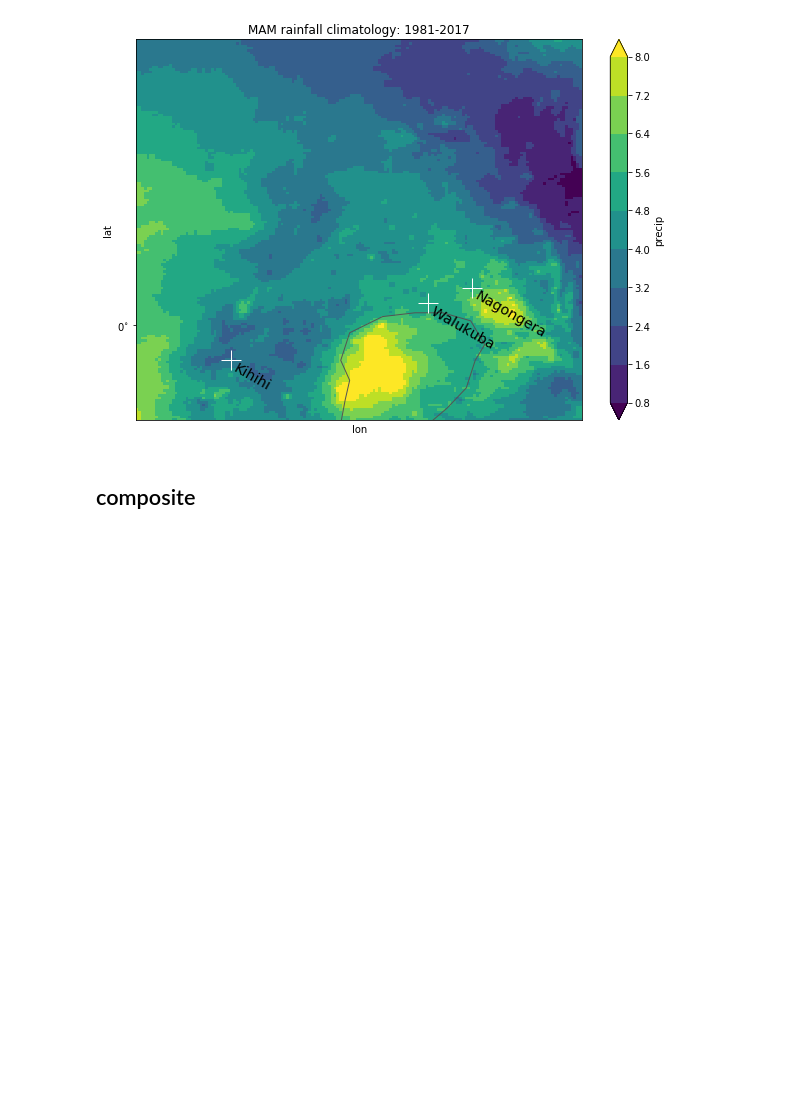
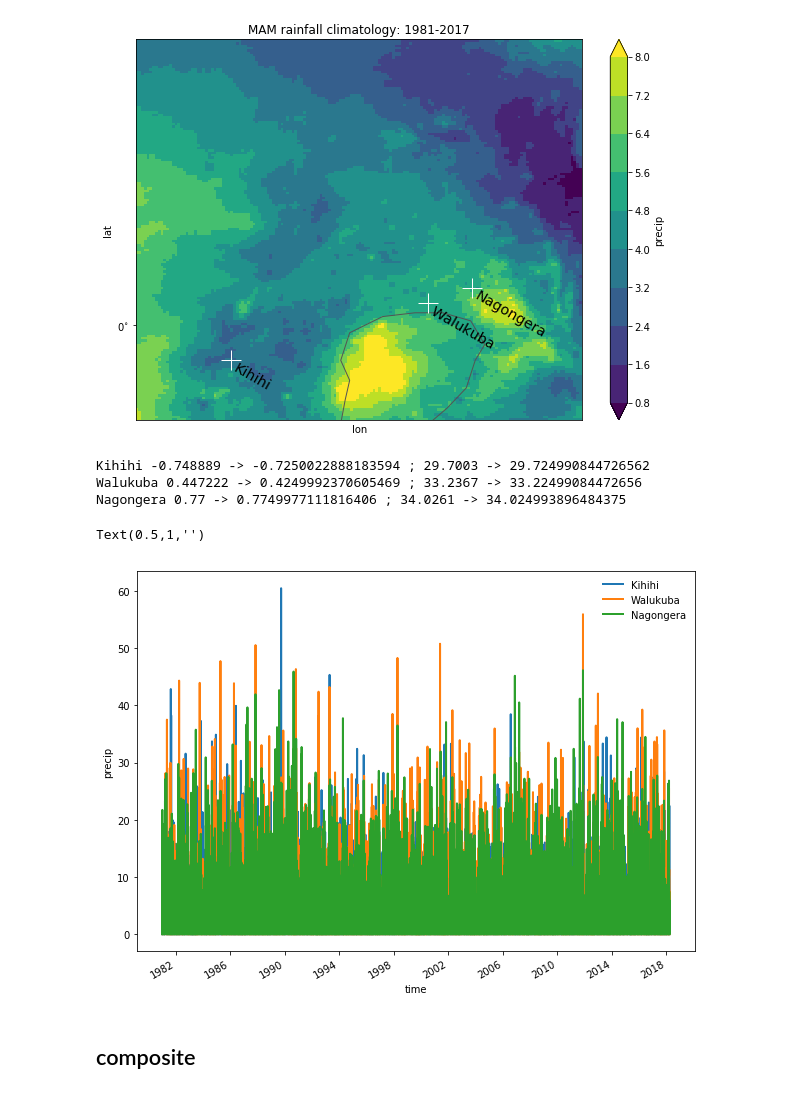
Before and after one commit to wy2136/climate_and_disease, a Jupyter notebook: MJO_and_vector/rainfall_composite.ipynb, the cells around one changed output. Saved outputs shown, nothing was run; the diff lists cells and outputs as text; code cells hidden in the pictures; blank space fills up the shorter version.

Commit message:
rainfall.csv

```diff
--- a/MJO_and_vector/rainfall_composite.ipynb
+++ b/MJO_and_vector/rainfall_composite.ipynb
@@ -62,6 +62,29 @@ plt.title(f'{season} rainfall climatology: {years[0]}-{years[1]}')
 # %% [output]
 Text(0.5,1,'MAM rainfall climatology: 1981-2017')
 [figure]
+# %%
+# time series
+tss = dict()
+da = precip
+for s, lat, lon in sites:
+    tss[s] = da.sel(lon=lon, lat=lat, method='nearest')
+    print(s, lat, '->', tss[s].lat.item(),';', lon, '->', tss[s].lon.item())
+df = pd.DataFrame(tss, index=da.time)
+df.head()
+df.to_csv('rainfall.csv')
+# %% [output]
+Kihihi -0.748889 -> -0.7250022888183594 ; 29.7003 -> 29.724990844726562
+Walukuba 0.447222 -> 0.4249992370605469 ; 33.2367 -> 33.22499084472656
+Nagongera 0.77 -> 0.7749977111816406 ; 34.0261 -> 34.024993896484375
+# %%
+for s,lat,lon in sites:
+    tss[s].plot(label=s)
+
+plt.legend()
+plt.title('')
+# %% [output]
+Text(0.5,1,'')
+[figure, added]
 # %% [markdown]
 ## composite
 # %%
```
Also changed, not shown: 1 other file.
